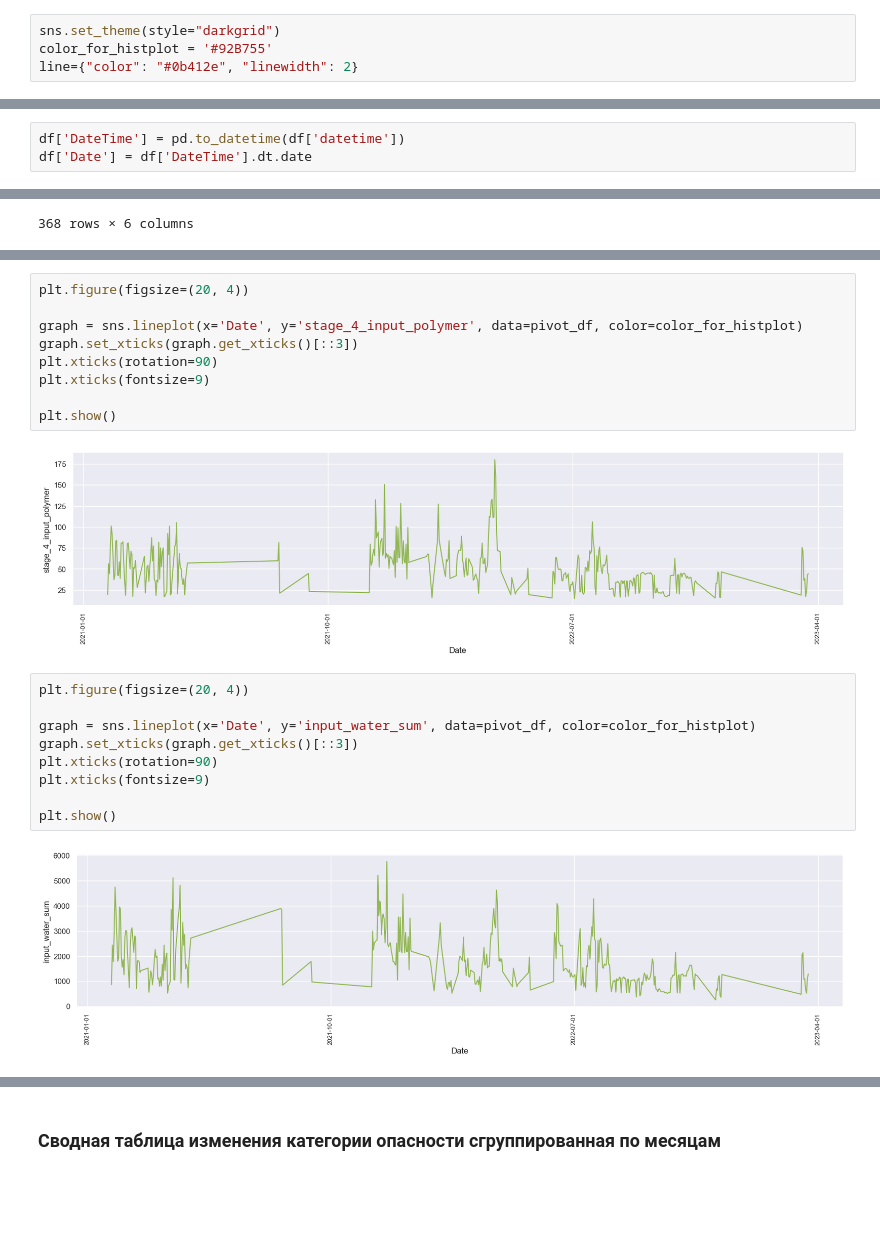
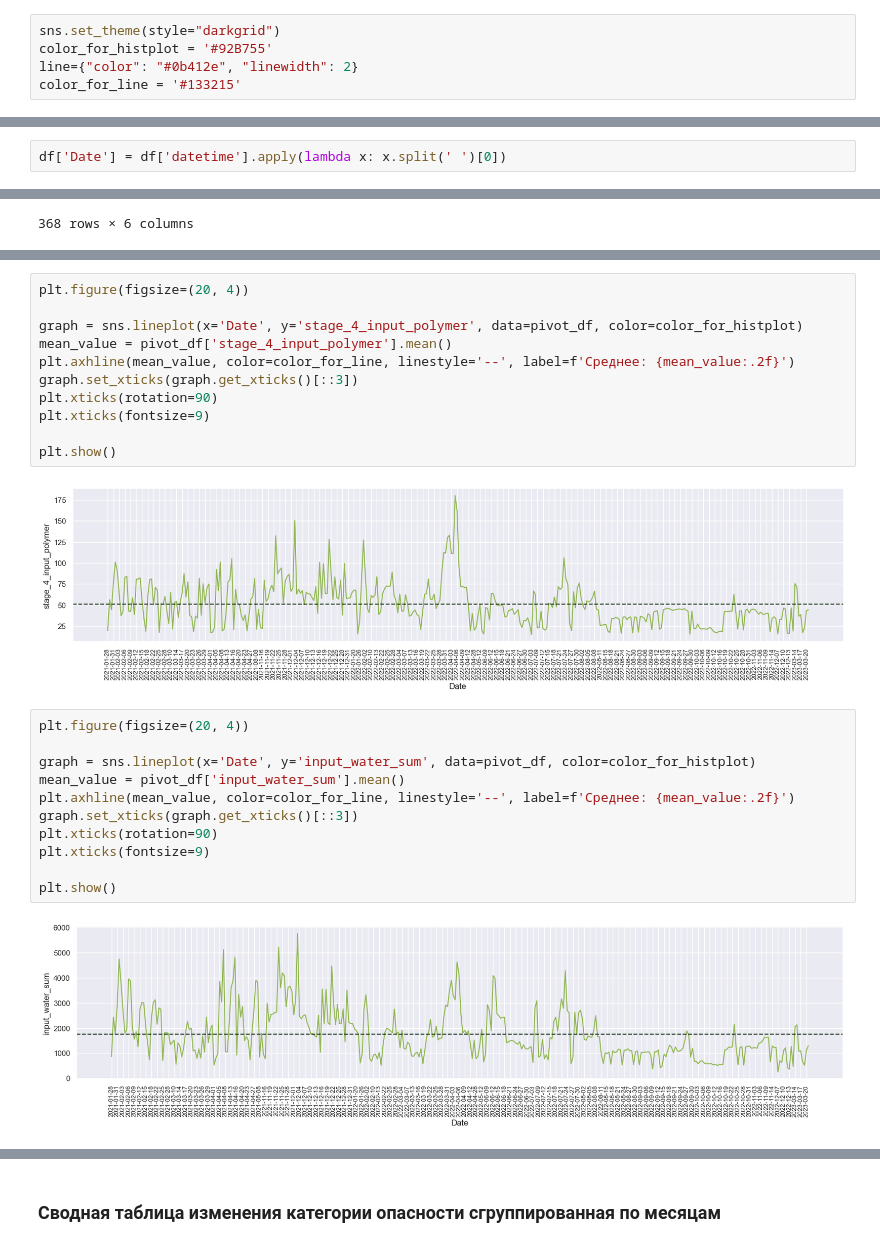
Before and after one commit to nericovich/project, a Jupyter notebook: main.ipynb, the cells around one changed output, grey strips where cells are left out. Saved outputs shown, nothing was run; the diff lists cells and outputs as text; blank space fills up the shorter version.

```diff
--- a/main.ipynb
+++ b/main.ipynb
@@ -80,6 +80,7 @@ dtype: int64
 sns.set_theme(style="darkgrid")
 color_for_histplot = '#92B755'
 line={"color": "#0b412e", "linewidth": 2}
+color_for_line = '#133215'
 # %% [markdown]
 'stage_4_input_water' - подача воды, в м3
 Вероятно, ошибки или сбои, тк воду точно подавали, распределение не нормальное - используем медиану
@@ -441,9 +442,8 @@ Index(['datetime', 'stage_1_output_konv_avd', 'stage_2_input_water_sum',
 ###  Cводная таблица изменения параметров сгруппированная по дням
 # %% [markdown]
 Обработаем datetime для более удобного анализа
-# %%
-df['DateTime'] = pd.to_datetime(df['datetime'])
-df['Date'] = df['DateTime'].dt.date
+# %%
+df['Date'] = df['datetime'].apply(lambda x: x.split(' ')[0])
 # %% [markdown]
 Подготовим данные для сводной таблицы
 # %%
@@ -487,24 +489,28 @@ plt.show()
 plt.figure(figsize=(20, 4))
 
 graph = sns.lineplot(x='Date', y='stage_4_input_polymer', data=pivot_df, color=color_for_histplot)
+mean_value = pivot_df['stage_4_input_polymer'].mean()
+plt.axhline(mean_value, color=color_for_line, linestyle='--', label=f'Среднее: {mean_value:.2f}')
 graph.set_xticks(graph.get_xticks()[::3])
 plt.xticks(rotation=90)
 plt.xticks(fontsize=9)
 
 plt.show()
 # %% [output]
-[figure, old version]
+[figure, new version]
 # %%
 plt.figure(figsize=(20, 4))
 
 graph = sns.lineplot(x='Date', y='input_water_sum', data=pivot_df, color=color_for_histplot)
+mean_value = pivot_df['input_water_sum'].mean()
+plt.axhline(mean_value, color=color_for_line, linestyle='--', label=f'Среднее: {mean_value:.2f}')
 graph.set_xticks(graph.get_xticks()[::3])
 plt.xticks(rotation=90)
 plt.xticks(fontsize=9)
 
 plt.show()
 # %% [output]
-[figure, old version]
+[figure, new version]
 # %%
 plt.figure(figsize=(20, 4))
 
```
Also changed, not shown: parts of 3 cells of this notebook.
